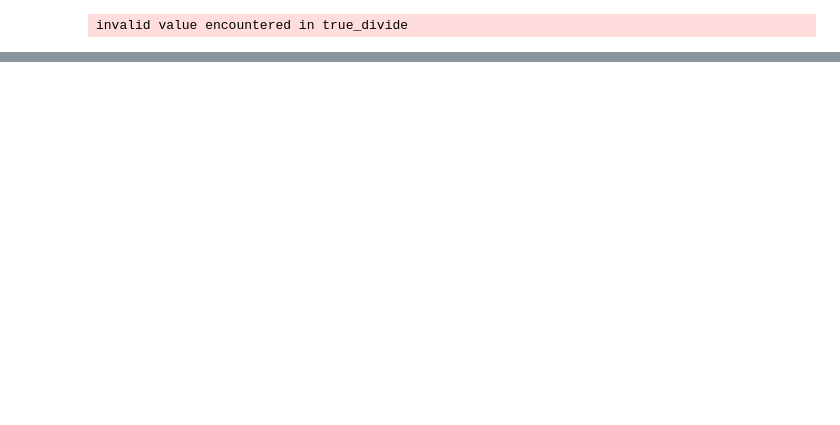
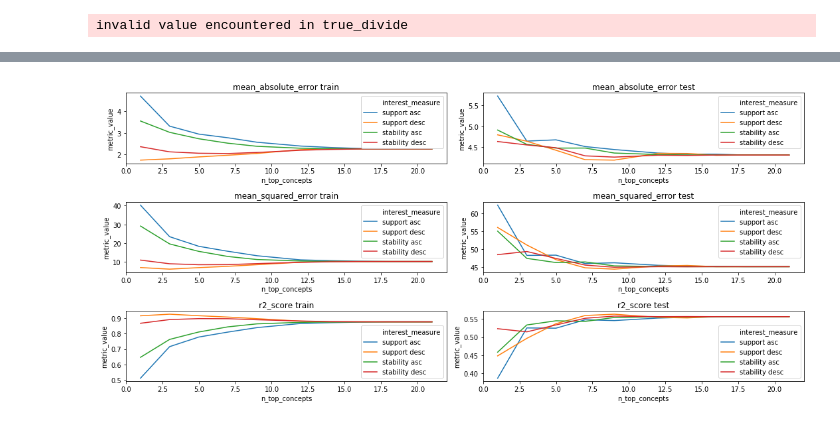
Before and after one commit to EgorDudyrev/FCA_BB_interpret, a Jupyter notebook: notebooks/2020.10.14-Testing_Weights.ipynb, the cells around one changed output, grey strips where cells are left out. Drawn from its saved outputs; the diff is of its cells as text; code cells hidden in the pictures; blank space fills up the shorter version.

```diff
--- a/notebooks/2020.10.14-Testing_Weights.ipynb
+++ b/notebooks/2020.10.14-Testing_Weights.ipynb
@@ -355,0 +402,2 @@ plot_metrics(comp_qualities.drop([f for f in comp_qualities.columns if any([f_ i
+# %%
+n_max_objects = max([len(c_ids) for g, c_ids in fm_mv.trace_context(mvcntx_train)[0].items()])
@@ -355,0 +407,41 @@ plot_metrics(comp_qualities.drop([f for f in comp_qualities.columns if any([f_ i
+# %%
+intermeas_qualities = None
+
+for m_func_name, m_func in tqdm(measure_funcs.items()):
+    for aggfunc in tqdm(['mean','min','max'], leave=False):
+        for n_top_cncpts in tqdm(np.unique(np.linspace(1, n_max_objects, 10).astype(int)), leave=False):
+            preds_train = predict_fca_top_intermeas(
+                fm_mv, mvcntx_train, m_func, n_top_cncpts, aggfunc=aggfunc)
+            preds_test = predict_fca_top_intermeas(
+                fm_mv, mvcntx_test, m_func, n_top_cncpts, aggfunc=aggfunc)
+
+            preds_test = np.nan_to_num(preds_test, nan=fm_mv._top_concept._metrics['mean_y_true'])
+
+            intermeas_qualities = calc_metrics(
+                f"intermeas={m_func_name}_aggfunc={aggfunc}_ncncpts={n_top_cncpts}",
+                y_train, y_test, preds_train, preds_test, intermeas_qualities)
+# %%
+cdss= []
+for f in intermeas_qualities.drop(['metric','ds'],1).columns:
+    cds = intermeas_qualities[['metric','ds',f]].rename(columns={f:'metric_value'})
+    cds['type'] = f
+    cdss.append(cds)
+cds = pd.concat(cdss)
+del cdss
+# %%
+cds['interest_measure'] = [x.split('_')[0].split('=')[1] for x in cds['type']]
+cds['aggfunc'] = [x.split('_')[1].split('=')[1] for x in cds['type']]
+cds['n_top_concepts'] = [int(x.split('_')[2].split('=')[1]) for x in cds['type']]
+# %%
+plt.figure(figsize=(15,7))
+for m_idx, m in enumerate(cds['metric'].unique()):
+    for ds_idx, ds_type in enumerate(['train','test']):
+        plt.subplot(3,2,m_idx*2+ds_idx+1)
+        sns.lineplot(x='n_top_concepts', y='metric_value', hue='interest_measure',
+                     data=cds[(cds['aggfunc']=='mean')&(cds['metric']==m)&(cds['ds']==ds_type)]
+                    )
+        plt.title(f"{m} {ds_type}")
+plt.tight_layout()
+plt.show()
+# %% [output]
+[figure, added]
```
Also changed, not shown: parts of 24 cells of this notebook.
